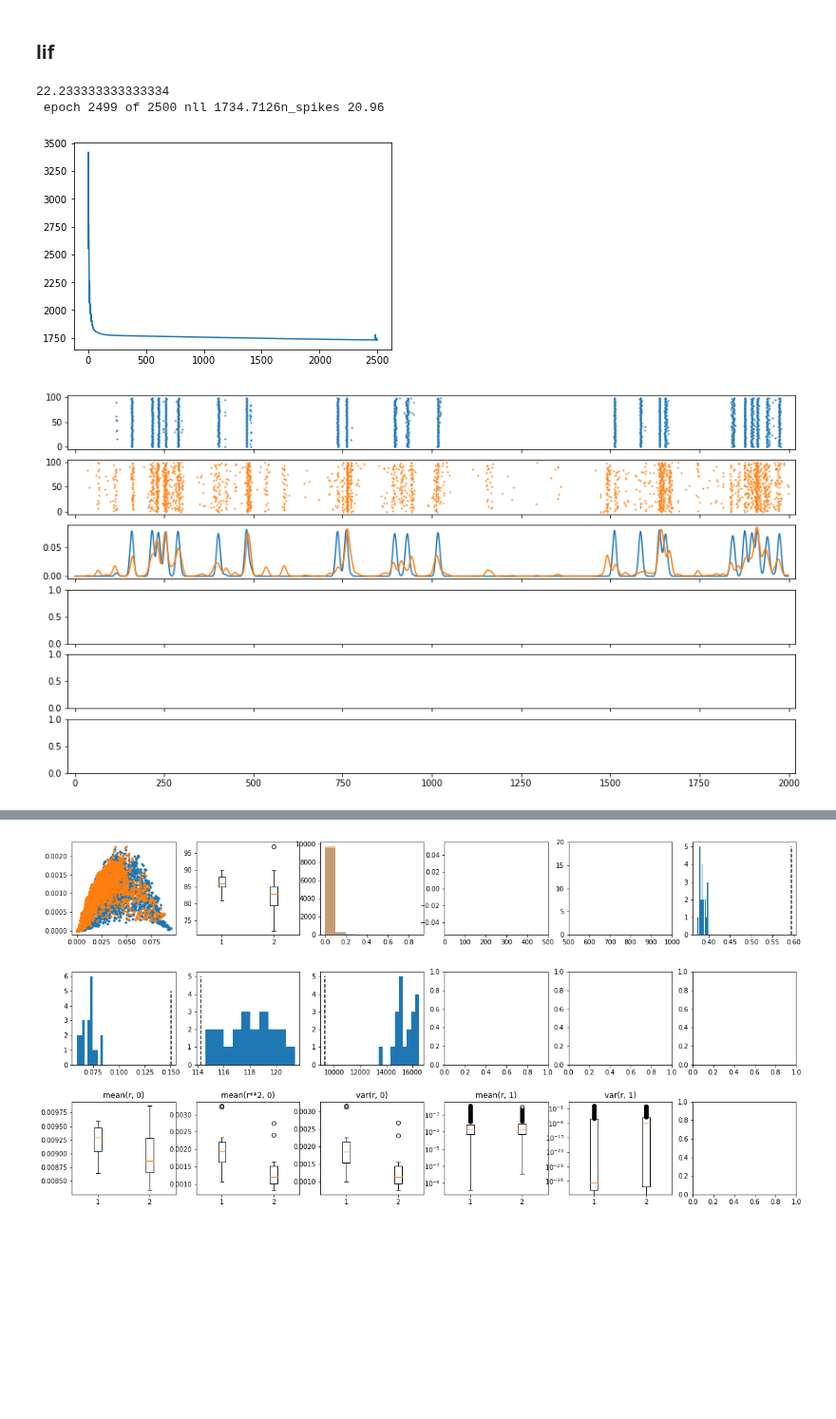
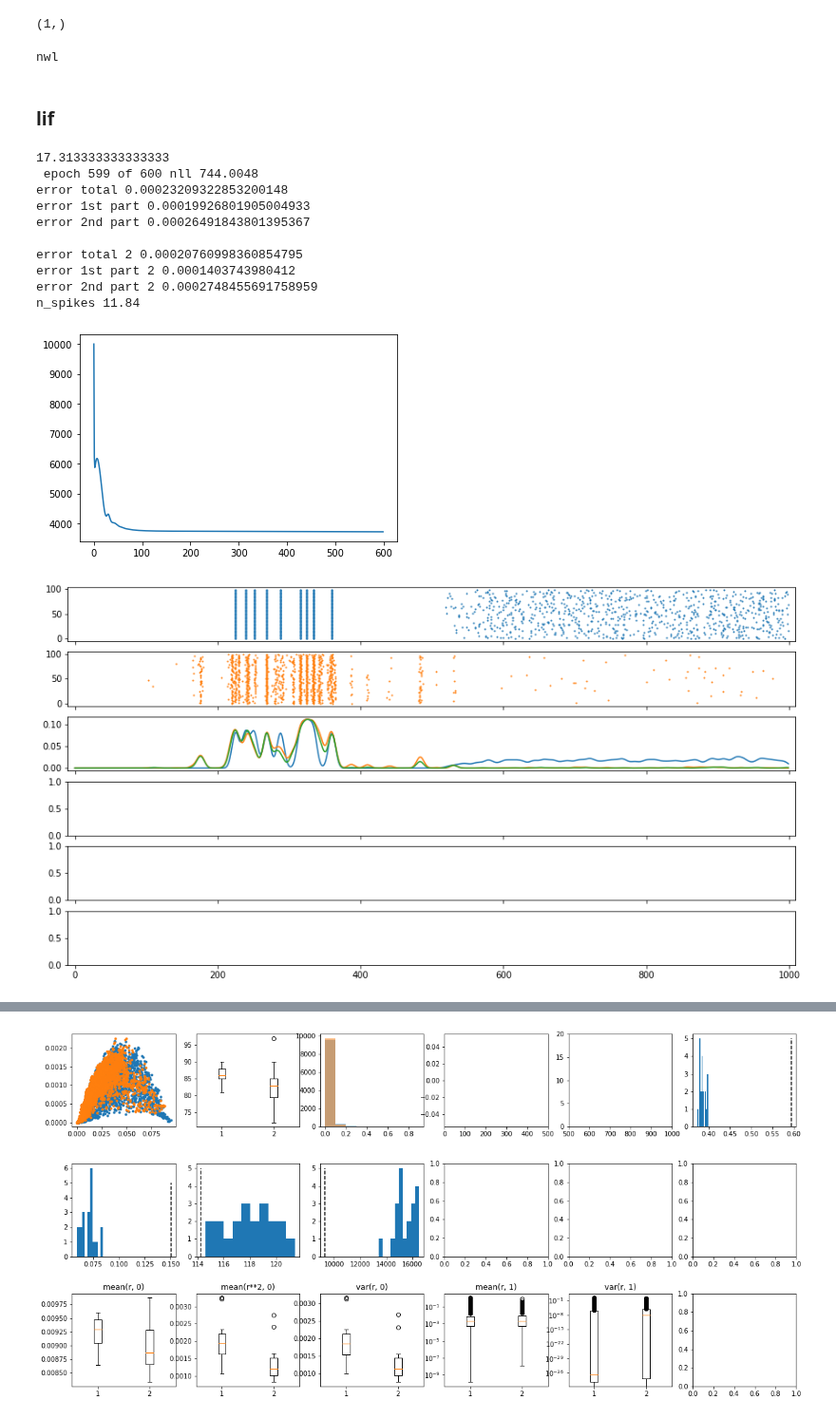
Before and after one commit to diegoarri91/mmd-glm, a Jupyter notebook: cool_stuff/noisy_lif_data_generator.ipynb, the cells around one changed output, grey strips where cells are left out. Shown at 95% size. Cells and saved outputs as stored; diff of their text form; code cells hidden in the pictures; blank space fills up the shorter version.

```diff
--- a/cool_stuff/noisy_lif_data_generator.ipynb
+++ b/cool_stuff/noisy_lif_data_generator.ipynb
@@ -27,19 +36,46 @@ plt.close('all')
+# %%
+np.atleast_1d(2.).shape
+# %% [output]
+(1,)
+# %%
+# sigma = 0
+sigma = np.zeros(100)
+if np.array(sigma).shape:
+    print('nwl')
+# %% [output]
+nwl
 # %% [markdown]
 ### lif
 # %%
 # np.random.seed(0)
 
 dt = 1
-t = np.arange(0, 2000, 1)
+t = np.arange(0, 1000, 1)
 lif = LIF(tau=50, R=1e0, vr=-65, vt=-54, vrst=-60, tref=4)
+argt = len(t) // 2
 
 r = 1
-n = 120
-n_train = 20
+n = 150
+n_train = 50
 
-mu, sd, sigma = 7.5, 15, 0.5
-stim = OUProcess(mu=mu, sd=sd, tau=10).sample(t, shape=(1,))
+# mu, sd, sigma = 5, 5, 4 # Md 0.7
+
+# mu, sd, sigma = 5, 5, 7 # no es mala ML vs MMD
+# stim = OUProcess(mu=mu, sd=sd, tau=10).sample(t, shape=(1,))
+# stim = np.stack([stim[:, 0]] * n, 1)
+# stim[:1000] = ((stim[:1000] - mu) / sd) * 20 + 20
+
+# mu, sd = 0, 60
+sigma = np.zeros(len(t))
+sigma[:argt], sigma[argt:] = 0, 10
+stim = np.zeros((len(t), 1))
+stim[:argt] = OUProcess(mu=15, sd=60, tau=3).sample(t[:argt], shape=(1,))
+stim[argt:] = OUProcess(mu=10, sd=0, tau=10).sample(t[:argt], shape=(1,))
 stim = np.stack([stim[:, 0]] * n, 1)
+
+ker_gauss = KernelFun.gaussian_delta(5)
+num_epochs = 600
+
 stim_train = stim[:, :n_train]
 stim_val = stim[:, n_train:]
 
@@ -50,7 +86,6 @@ mask_spikes_d_val = mask_spikes_d[:, n_train:]
 st_d = SpikeTrain(t, mask_spikes_d)
 st_train = SpikeTrain(t, mask_spikes_d_train)
 st_val = SpikeTrain(t, mask_spikes_d_val)
-ker_gauss = KernelFun.gaussian_delta(5)
 
 print(np.mean(np.sum(mask_spikes_d, 0)))
 
@@ -65,37 +100,64 @@ tbins_eta = np.array([0, 4, 8])
 #               eta=KernelRect(tbins_eta, coefs=np.zeros(len(tbins_eta) - 1) - 20))
 # opt = glm_fit.fit(t, mask_spikes_d_train, stim=stim[:, :n // 2], verbose=True, newton_kwargs=dict(learning_rate=1e-1,
 #                                                                            stop_cond=1e-12, max_iterations=300))
 
 glm_fit = TorchGLM(u0=-10, kappa=KernelRect(tbins_kappa, coefs=np.zeros(len(tbins_kappa) - 1) + 2e-3),
                    eta=KernelRect(tbins_eta, coefs=np.zeros(len(tbins_eta) - 1) - 20), noise='bernoulli')
-optim = Adam(glm_fit.parameters(), lr=1e-3, betas=(0.9, 0.999))
+optim = Adam(glm_fit.parameters(), lr=3e-4, betas=(0.9, 0.999))
 # optim = Adam([{'params': mmdglm.b, 'lr': 1e-4}, {'params': mmdglm.kappa_coefs}], lr=lr, betas=(0.9, 0.999))
-nll, metrics_list = glm_fit.train(t, mask_spikes_d_train, stim=stim_train, optim=optim, num_epochs=2500,
+nll, metrics_list = glm_fit.train(t, mask_spikes_d_train, stim=stim_train, optim=optim, num_epochs=num_epochs,
+                                   verbose=True, metrics=None)
+
+glm_fit2 = TorchGLM(u0=-10, kappa=KernelRect(tbins_kappa, coefs=np.zeros(len(tbins_kappa) - 1) + 2e-3),
+                   eta=KernelRect(tbins_eta, coefs=np.zeros(len(tbins_eta) - 1) - 20), noise='bernoulli')
+optim = Adam(glm_fit2.parameters(), lr=3e-4, betas=(0.9, 0.999))
+# optim = Adam([{'params': mmdglm.b, 'lr': 1e-4}, {'params': mmdglm.kappa_coefs}], lr=lr, betas=(0.9, 0.999))
+nll2, metrics_list2 = glm_fit2.train(t[:argt], mask_spikes_d_train[:argt], stim=stim_train[:argt], optim=optim, num_epochs=num_epochs,
                                    verbose=True, metrics=None)
 
 fig, ax = plt.subplots()
 ax.plot(nll)
 
 u_fr, r_fr, mask_spikes_fr = glm_fit.sample(t, stim=stim_val)
 u_dc, r_dc = glm_fit.sample_conditioned(t, mask_spikes_d_train, stim=stim_train)
 st_fr = SpikeTrain(t, mask_spikes_fr)
 
+u_fr2, r_fr2, mask_spikes_fr2 = glm_fit2.sample(t, stim=stim_val)
+st_fr2 = SpikeTrain(t, mask_spikes_fr2)
+
 psth_d = np.mean(st_d.convolve(ker_gauss), 1)
 psth_fr = np.mean(st_fr.convolve(ker_gauss), 1)
+psth_fr2 = np.mean(st_fr2.convolve(ker_gauss), 1)
+
+print('\nerror total', np.mean((psth_d - psth_fr)**2))
+print('error 1st part', np.mean((psth_d[:argt] - psth_fr[:argt])**2))
+print('error 2nd part', np.mean((psth_d[argt:] - psth_fr[argt:])**2))
+print('\nerror total 2', np.mean((psth_d - psth_fr2)**2))
+print('error 1st part 2', np.mean((psth_d[:argt] - psth_fr2[:argt])**2))
+print('error 2nd part 2', np.mean((psth_d[argt:] - psth_fr2[argt:])**2))
 
 print('n_spikes', np.mean(np.sum(mask_spikes_fr, 0)))
 
 fig, (ax1, ax2, ax3, ax4, ax5, ax6) = plt.subplots(figsize=(15, 8), nrows=6, sharex=True)
 st_val.plot(ax=ax1, ms=1)
 st_fr.plot(ax=ax2, ms=1, color='C1')
 ax3.plot(t, psth_d)
 ax3.plot(t, psth_fr)
+ax3.plot(t, psth_fr2)
 
-np.savez('reliability', glm_u0=glm_fit.u0, glm_tbins_kappa=glm_fit.kappa.tbins, glm_coefs_kappa=glm_fit.kappa.coefs,
+np.savez('reliability2', glm_u0=glm_fit.u0, glm_tbins_kappa=glm_fit.kappa.tbins, glm_coefs_kappa=glm_fit.kappa.coefs,
          glm_tbins_eta=glm_fit.eta.tbins, glm_coefs_eta=glm_fit.eta.coefs, t=t, mask_spikes_d=mask_spikes_d, stim=stim,
          mask_spikes_fr=mask_spikes_fr, u_dc=u_dc, u_fr=u_fr, r_dc=r_dc, r_fr=r_fr, log_likelihood=nll)
 # %% [output]
-22.233333333333334
- epoch 2499 of 2500 nll 1734.7126n_spikes 20.96
+17.313333333333333
+ epoch 599 of 600 nll 744.0048
+error total 0.00023209322853200148
+error 1st part 0.00019926801905004933
+error 2nd part 0.00026491843801395367
+
+error total 2 0.00020760998360854795
+error 1st part 2 0.0001403743980412
+error 2nd part 2 0.0002748455691758959
+n_spikes 11.84
-[figure, old version]
+[figure, new version]
-[figure, old version]
+[figure, new version]
```
Also changed, not shown: parts of 5 cells of this notebook, 15 other files.
